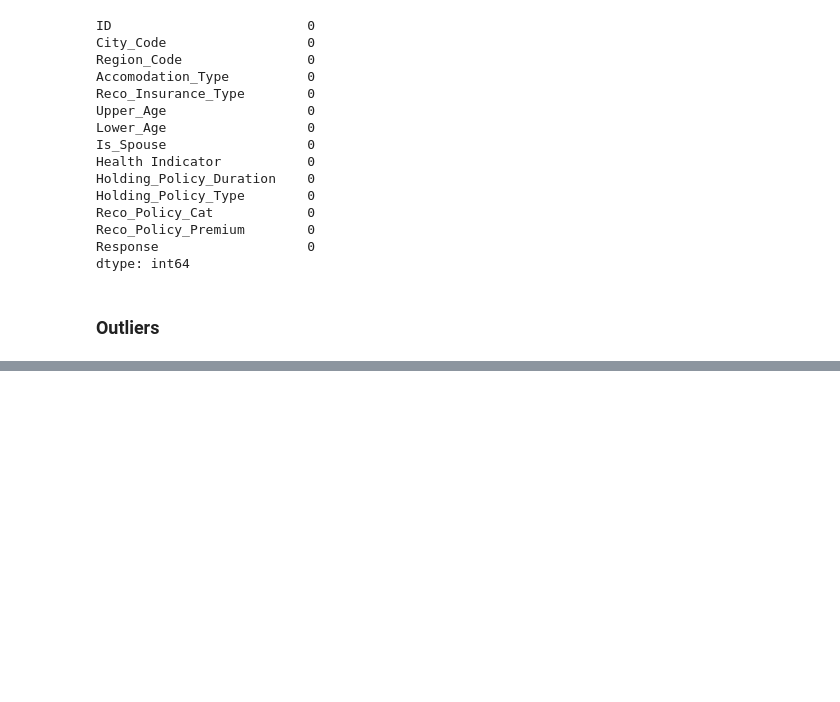
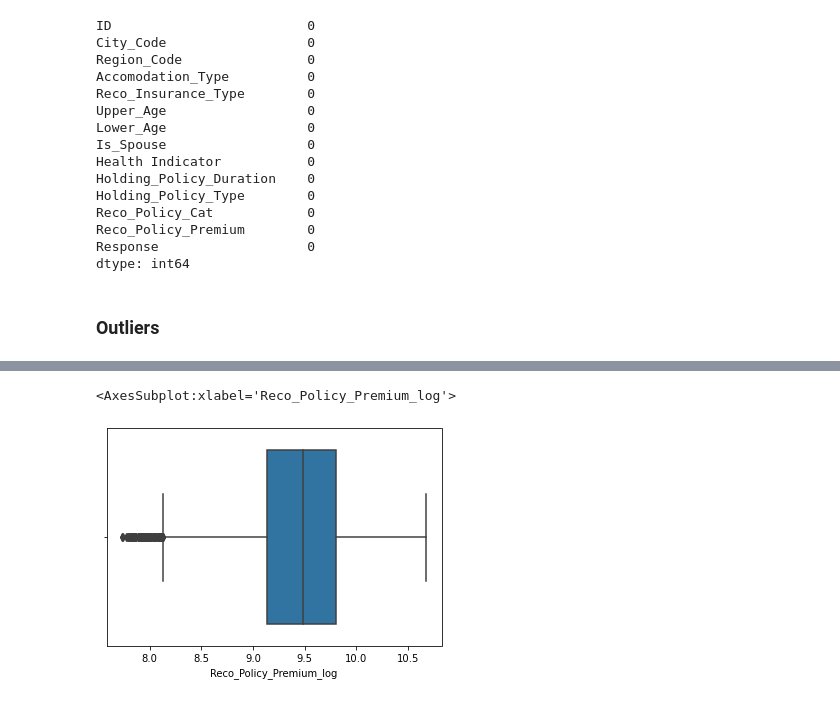
Before and after one commit to madhusankisa/SpringDS, a Jupyter notebook: Madhavi_Data_Wrangling.ipynb, the cells around one changed output, grey strips where cells are left out. Cells and saved outputs as stored; diff of their text form; code cells hidden in the pictures; blank space fills up the shorter version.

```diff
--- a/Madhavi_Data_Wrangling.ipynb
+++ b/Madhavi_Data_Wrangling.ipynb
@@ -229,0 +229,8 @@ plt.show()
+# %%
+#Removing Outliers
+df['Reco_Policy_Premium_log'] = np.log(df['Reco_Policy_Premium'])
+
+sns.boxplot(x = 'Reco_Policy_Premium_log',data=df)
+# %% [output]
+<AxesSubplot:xlabel='Reco_Policy_Premium_log'>
+[figure, added]
```
Also changed, not shown: parts of 4 cells of this notebook.
